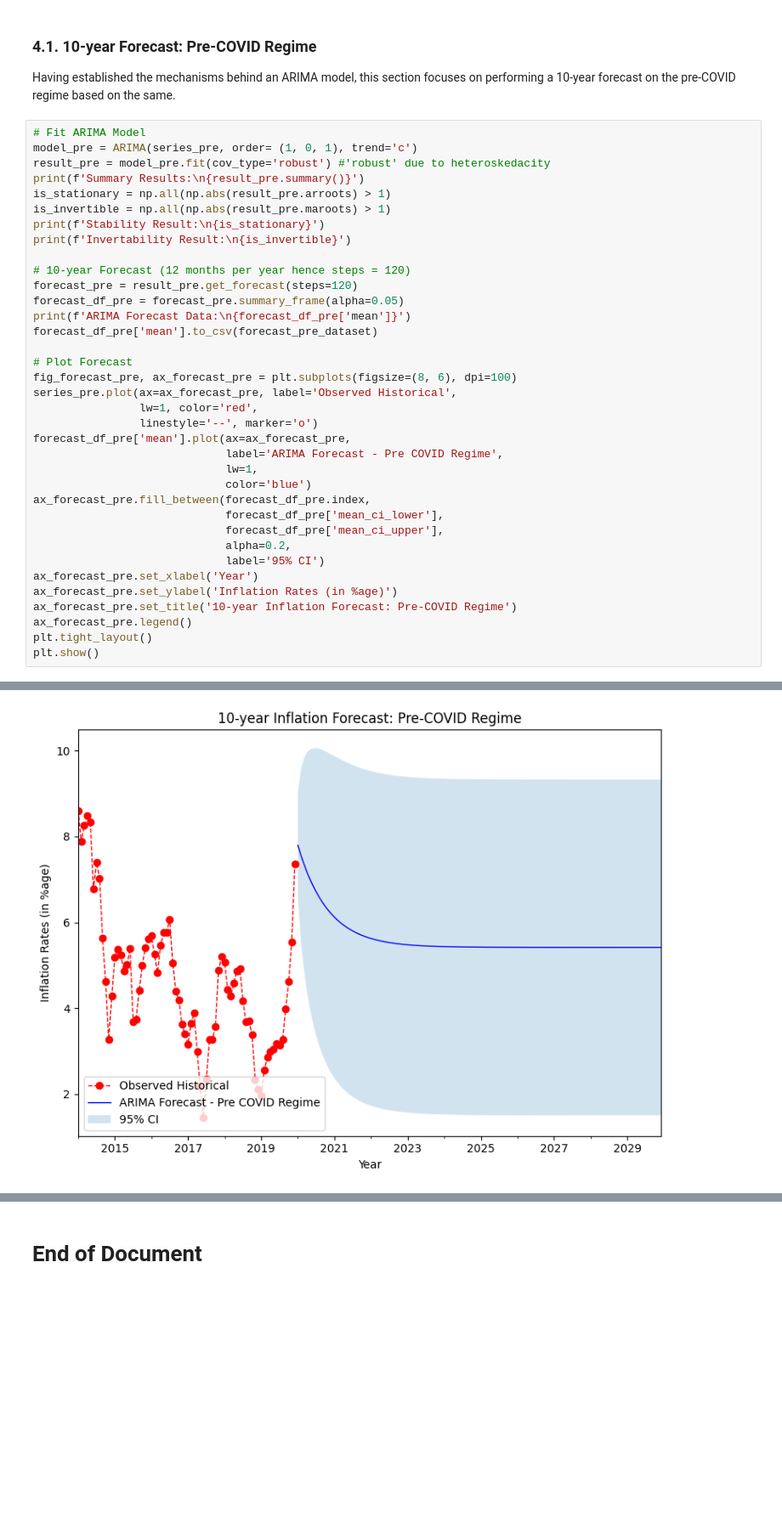
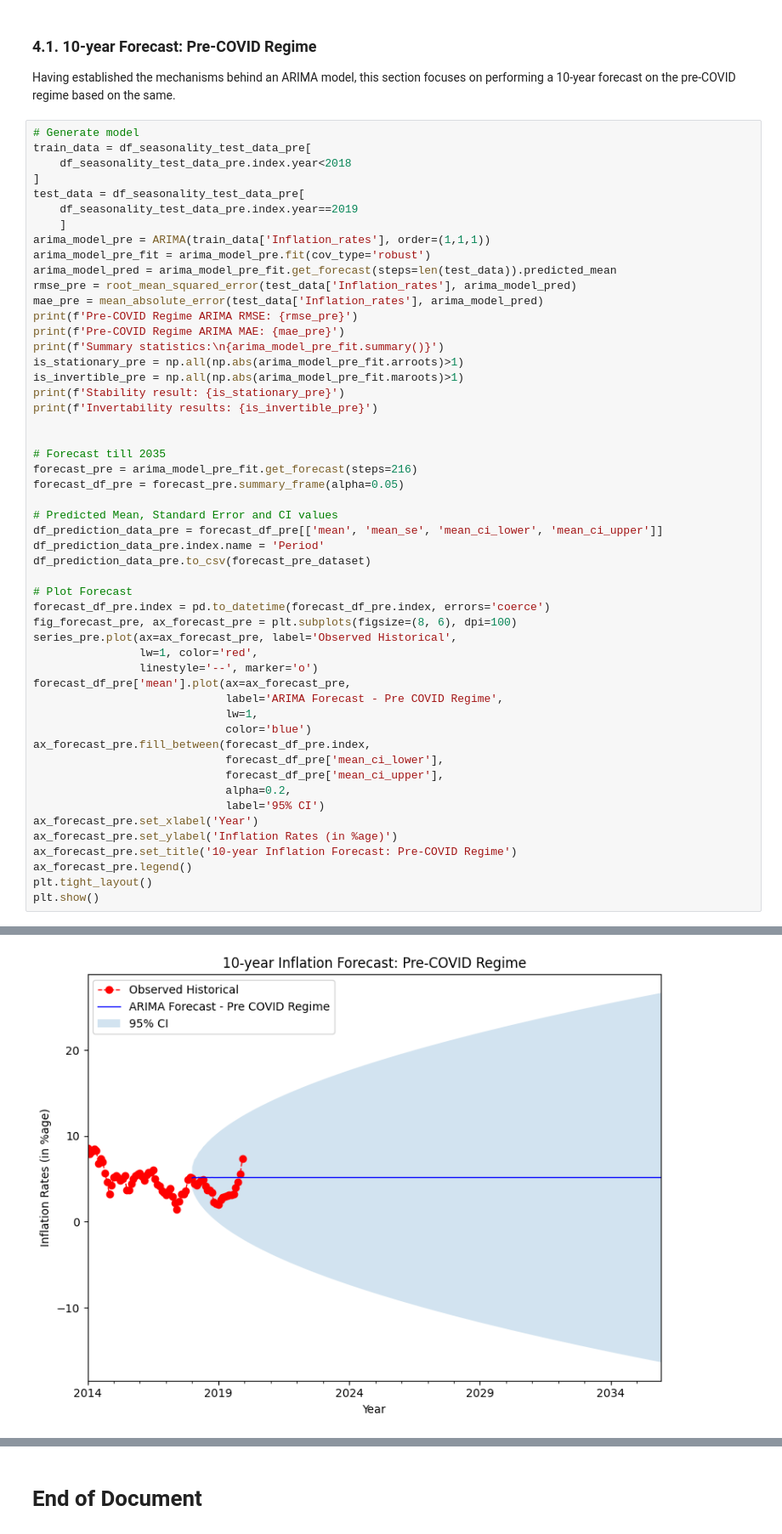
Before and after one commit to thenaivecoder89/statistical_and_machine_learning_models, a Jupyter notebook: statistical_models/arima/India_Inflation_Forecast.ipynb, the cells around one changed output, grey strips where cells are left out. Shown: that part at 85% size. Cells and saved outputs as stored; diff of their text form; blank space fills up the shorter version.

```diff
--- a/statistical_models/arima/India_Inflation_Forecast.ipynb
+++ b/statistical_models/arima/India_Inflation_Forecast.ipynb
@@ -530,22 +433,38 @@ $\phi_i$ = autoregressive coefficient - determined using MLE.
 ### **4.1. 10-year Forecast: Pre-COVID Regime**
 Having established the mechanisms behind an ARIMA model, this section focuses on performing a 10-year forecast on the pre-COVID regime based on the same.
 # %%
-# Fit ARIMA Model
-model_pre = ARIMA(series_pre, order= (1, 0, 1), trend='c')
-result_pre = model_pre.fit(cov_type='robust') #'robust' due to heteroskedacity
-print(f'Summary Results:\n{result_pre.summary()}')
-is_stationary = np.all(np.abs(result_pre.arroots) > 1)
-is_invertible = np.all(np.abs(result_pre.maroots) > 1)
-print(f'Stability Result:\n{is_stationary}')
-print(f'Invertability Result:\n{is_invertible}')
+# Generate model
+train_data = df_seasonality_test_data_pre[
+    df_seasonality_test_data_pre.index.year<2018
+]
+test_data = df_seasonality_test_data_pre[
+    df_seasonality_test_data_pre.index.year==2019
+    ]
+arima_model_pre = ARIMA(train_data['Inflation_rates'], order=(1,1,1))
+arima_model_pre_fit = arima_model_pre.fit(cov_type='robust')
+arima_model_pred = arima_model_pre_fit.get_forecast(steps=len(test_data)).predicted_mean
+rmse_pre = root_mean_squared_error(test_data['Inflation_rates'], arima_model_pred)
+mae_pre = mean_absolute_error(test_data['Inflation_rates'], arima_model_pred)
+print(f'Pre-COVID Regime ARIMA RMSE: {rmse_pre}')
+print(f'Pre-COVID Regime ARIMA MAE: {mae_pre}')
+print(f'Summary statistics:\n{arima_model_pre_fit.summary()}')
+is_stationary_pre = np.all(np.abs(arima_model_pre_fit.arroots)>1)
+is_invertible_pre = np.all(np.abs(arima_model_pre_fit.maroots)>1)
+print(f'Stability result: {is_stationary_pre}')
+print(f'Invertability results: {is_invertible_pre}')
 
-# 10-year Forecast (12 months per year hence steps = 120)
-forecast_pre = result_pre.get_forecast(steps=120)
+
+# Forecast till 2035
+forecast_pre = arima_model_pre_fit.get_forecast(steps=216)
 forecast_df_pre = forecast_pre.summary_frame(alpha=0.05)
-print(f'ARIMA Forecast Data:\n{forecast_df_pre['mean']}')
-forecast_df_pre['mean'].to_csv(forecast_pre_dataset)
+
+# Predicted Mean, Standard Error and CI values
+df_prediction_data_pre = forecast_df_pre[['mean', 'mean_se', 'mean_ci_lower', 'mean_ci_upper']]
+df_prediction_data_pre.index.name = 'Period'
+df_prediction_data_pre.to_csv(forecast_pre_dataset)
 
 # Plot Forecast
+forecast_df_pre.index = pd.to_datetime(forecast_df_pre.index, errors='coerce')
 fig_forecast_pre, ax_forecast_pre = plt.subplots(figsize=(8, 6), dpi=100)
 series_pre.plot(ax=ax_forecast_pre, label='Observed Historical',
                 lw=1, color='red',
@@ -586,4 +505,4 @@ Freq: MS, Name: mean, dtype: float64
-[figure, old version]
+[figure, new version]
 # %% [markdown]
 **CONCLUSION**
 
```
Also changed, not shown: parts of 24 cells of this notebook.
